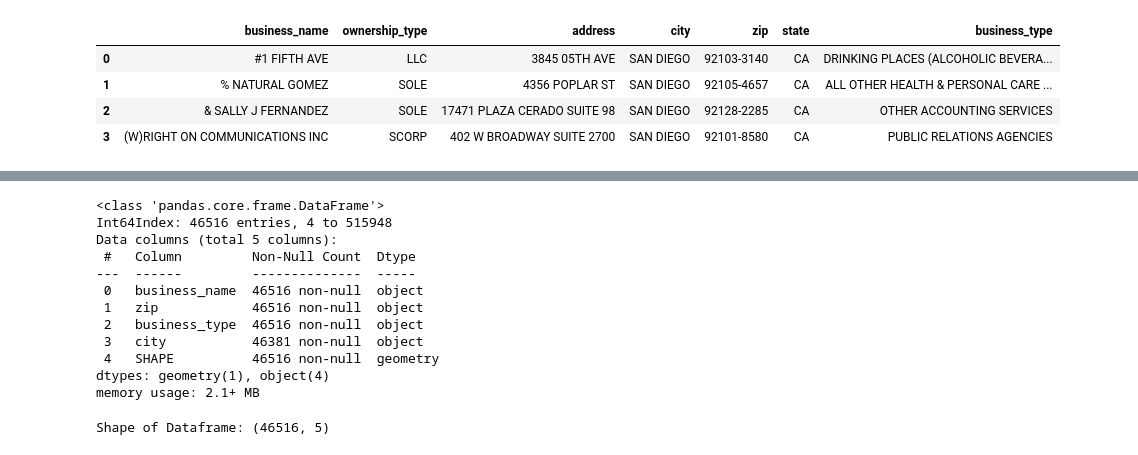
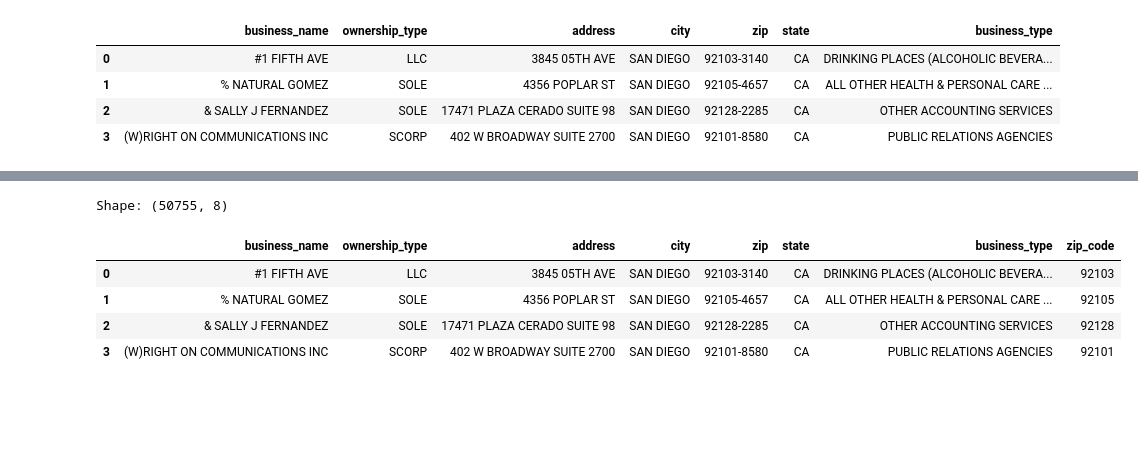
Before and after one commit to amoltkale/ai_chatbot_food_knowledge_graph, a Jupyter notebook: arc_gis/feature_layers/business_data/san_diego_county_businesses_with_biz_dir_listing.ipynb, the cells around one changed output, grey strips where cells are left out. Cells and saved outputs as stored; diff of their text form; code cells hidden in the pictures; blank space fills up the shorter version.

```diff
--- a/arc_gis/feature_layers/business_data/san_diego_county_businesses_with_biz_dir_listing.ipynb
+++ b/arc_gis/feature_layers/business_data/san_diego_county_businesses_with_biz_dir_listing.ipynb
@@ -141,19 +68,11 @@ ca_business_sgdf['zip'] = ca_business_sgdf['zip'].astype(str)
-# %%
-ca_business_sgdf.info()
-# %% [output]
-<class 'pandas.core.frame.DataFrame'>
-Int64Index: 46516 entries, 4 to 515948
-Data columns (total 5 columns):
- #   Column         Non-Null Count  Dtype
----  ------         --------------  -----
- 0   business_name  46516 non-null  object
- 1   zip            46516 non-null  object
- 2   business_type  46516 non-null  object
- 3   city           46381 non-null  object
- 4   SHAPE          46516 non-null  geometry
-dtypes: geometry(1), object(4)
-memory usage: 2.1+ MB
-# %%
-print(f"Shape of Dataframe: {ca_business_sgdf.shape}")
-# %% [output]
-Shape of Dataframe: (46516, 5)
+# %%
+sd_city_biz_dataFrame["zip_code"] = sd_city_biz_dataFrame.zip.str.split('-').str[0]
+print(f"Shape: {sd_city_biz_dataFrame.shape}")
+sd_city_biz_dataFrame.head(4)
+# %% [output]
+Shape: (50755, 8)
+|  | business_name | ownership_type | address | city | zip | state | business_type | zip_code |
+| 0 | #1 FIFTH AVE | LLC | 3845 05TH AVE | SAN DIEGO | 92103-3140 | CA | DRINKING PLACES (ALCOHOLIC BEVERA... | 92103 |
+| 1 | % NATURAL GOMEZ | SOLE | 4356 POPLAR ST | SAN DIEGO | 92105-4657 | CA | ALL OTHER HEALTH & PERSONAL CARE ... | 92105 |
+| 2 | & SALLY J FERNANDEZ | SOLE | 17471 PLAZA CERADO SUITE 98 | SAN DIEGO | 92128-2285 | CA | OTHER ACCOUNTING SERVICES | 92128 |
+| 3 | (W)RIGHT ON COMMUNICATIONS INC | SCORP | 402 W BROADWAY SUITE 2700 | SAN DIEGO | 92101-8580 | CA | PUBLIC RELATIONS AGENCIES | 92101 |
```
Also changed, not shown: parts of 25 cells of this notebook, 1 other file.
